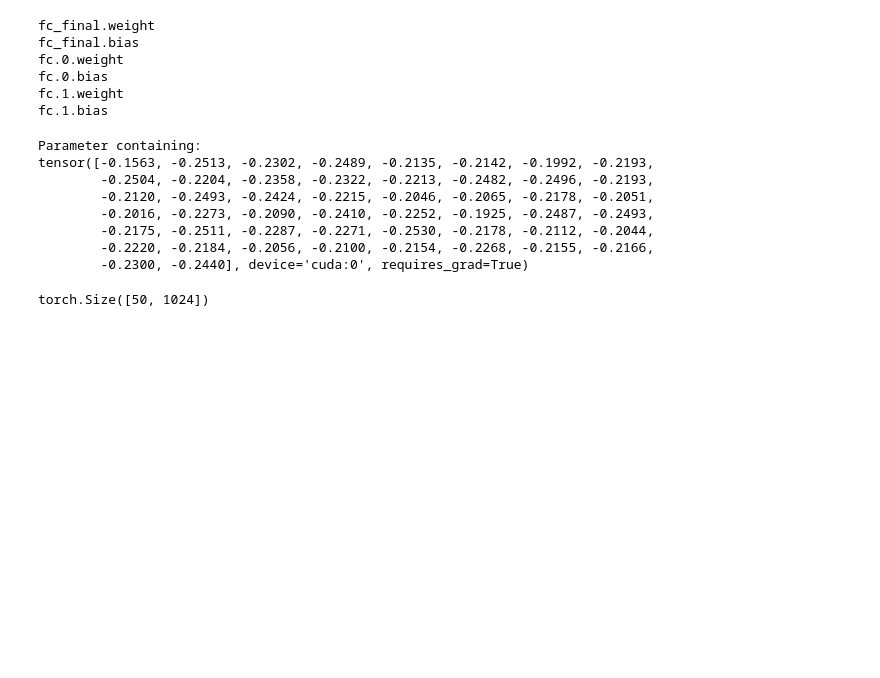
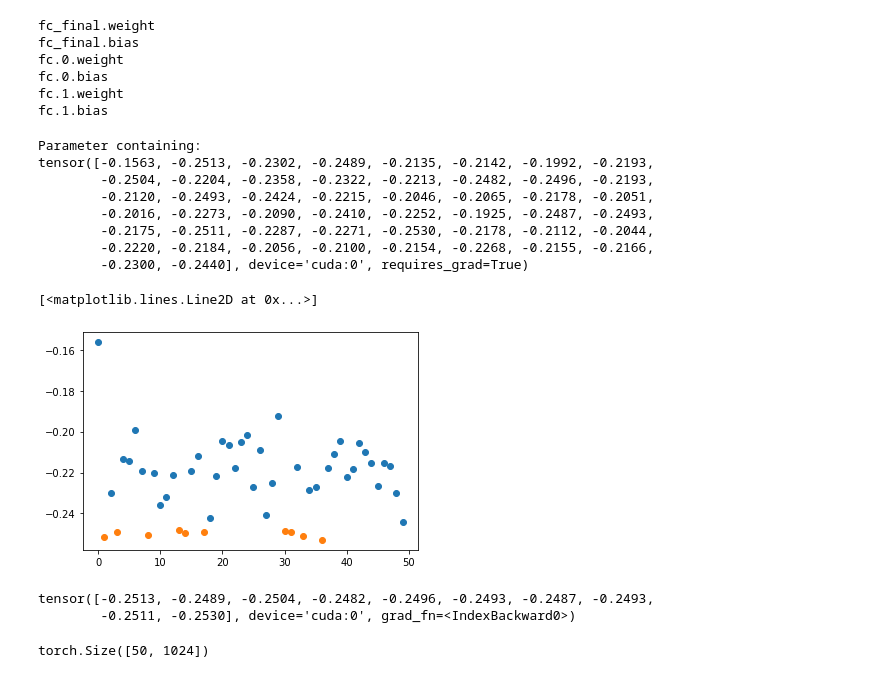
Before and after one commit to glory-99/simulation-based-inference, a Jupyter notebook: week10.ipynb, the cells around one changed output. Cells and saved outputs as stored; diff of their text form; code cells hidden in the pictures; blank space fills up the shorter version.

```diff
--- a/week10.ipynb
+++ b/week10.ipynb
@@ -1056,6 +1076,19 @@ tensor([-0.1563, -0.2513, -0.2302, -0.2489, -0.2135, -0.2142, -0.1992, -0.2193,
         -0.2175, -0.2511, -0.2287, -0.2271, -0.2530, -0.2178, -0.2112, -0.2044,
         -0.2220, -0.2184, -0.2056, -0.2100, -0.2154, -0.2268, -0.2155, -0.2166,
         -0.2300, -0.2440], device='cuda:0', requires_grad=True)
+# %%
+q025_final_bias = paras_q025[1].cpu().detach().numpy()
+# %%
+plt.plot(np.where(mse_q025<0.1)[0].reshape(-1), q025_final_bias[np.where(mse_q025<0.1)], 'o')
+plt.plot(np.where(mse_q025>=0.1)[0].reshape(-1), q025_final_bias[np.where(mse_q025>=0.1)], 'o')
+# %% [output]
+[<matplotlib.lines.Line2D at 0x...>]
+[figure, added]
+# %%
+paras_q025[1][np.where(mse_q025>0.1)]
+# %% [output]
+tensor([-0.2513, -0.2489, -0.2504, -0.2482, -0.2496, -0.2493, -0.2487, -0.2493,
+        -0.2511, -0.2530], device='cuda:0', grad_fn=<IndexBackward0>)
 # %%
 paras_q025[0].shape
 # %% [output]
```
Also changed, not shown: parts of 9 cells of this notebook.
